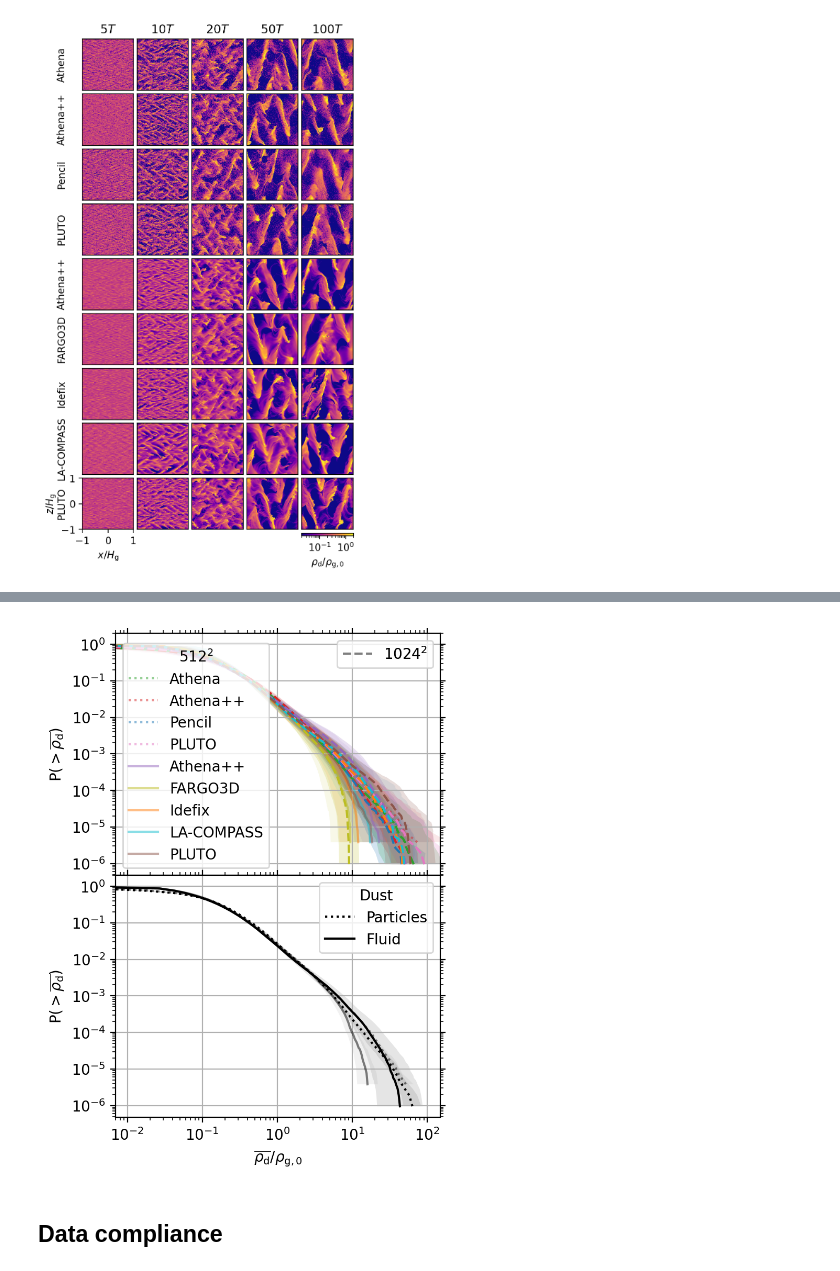
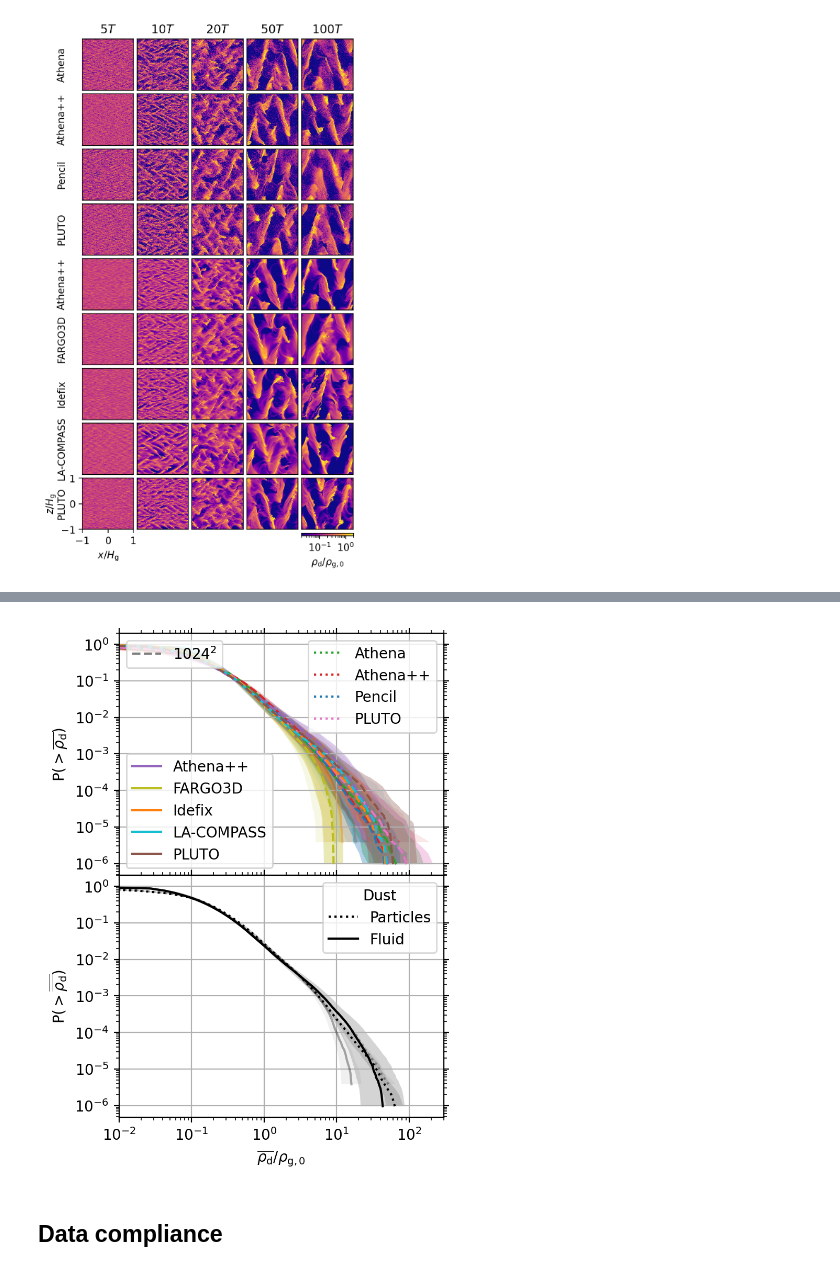
Before and after one commit to pfitsplus/sicc, a Jupyter notebook: unstratified/BA/1024/BA-1024.ipynb, the cells around one changed output, grey strips where cells are left out. Drawn from its saved outputs; the diff is of its cells as text; code cells hidden in the pictures.

Commit message:
Split/consolidate color/linestyle legends

```diff
--- a/unstratified/BA/1024/BA-1024.ipynb
+++ b/unstratified/BA/1024/BA-1024.ipynb
@@ -115,10 +115,10 @@ for res in reses:
             data = np.load(f'{path}/time_series.npz')
             t = data['t']
             if res == 512:
-                alpha = 0.5
+                alpha = 0.33
                 ls = value['ls']
-                c_handles[k].append(axs[k].plot([],[], alpha=alpha, c=color,
-                                    label=code, ls=ls)[0])
+                c_handles[k].append(axs[k].plot([],[], c=color, label=code,
+                                                ls=ls)[0])
             else:
                 alpha = 1.0
                 ls = 'dashed'
@@ -136,14 +136,14 @@ for res in reses:
             axs[1].plot(df['sma'], alpha=alpha, c=color, ls=ls)
 
 # Custom legends
-ls_handles.append(axs[0].plot([], [], c='tab:gray', ls='dashed',
+ls_handles.append(axs[1].plot([], [], c='tab:gray', ls='dashed',
                   label=r'$1024^2$')[0])
-axs[0].add_artist(axs[0].legend(handles=ls_handles, loc='upper left'))
+axs[1].add_artist(axs[1].legend(handles=ls_handles, loc='upper left'))
 
 # Format plots
 for k, ax in enumerate(axs):
     ax.add_artist(ax.legend(framealpha=0.56, handles=c_handles[k],
-                            loc='lower right', ncol=2, title=r'$512^2$'))
+                            loc='lower right', ncol=2))
     ax.grid()
     ax.minorticks_on()
     ax.set(yscale='log')
@@ -182,12 +182,16 @@ times = [20, 50, 100]  # [T]
 # Plot
 fig, axs = plt.subplots(nrows=2, sharex=True, figsize=(4, 6), dpi=200)
 c_handles, ls_handles, ls_handles2 = [], [], []
+label = 'Particles'
+loc = 'upper right'
 for res in reses:
     indices = -np.unique(np.logspace(np.log2(res**2), 0, num=100, base=2,
                          dtype=int))
     for key, value in runs.items():
-        label = 'Fluid' if key == 'dust_fluid' else 'Particles'
-        key_stack = []
+        if key == 'dust_fluid':
+            label = 'Fluid'
+            loc = 'lower left'
+        key_stack, c_handles = [], []
         for code, color in value['codes'].items():
             path = f'{root}/{res}/src/{key}/{code}'
             rhops = []
@@ -205,59 +209,54 @@ for res in reses:
             avgs = np.take_along_axis(avgs, indices, 0)
             stds = np.take_along_axis(stds, indices, 0)
             if res == 512:
-                alpha = 0.5
+                alpha = 0.33
                 ls = value['ls']
                 hatch = None
-                c_handles.append(ax.plot([],[], alpha=alpha, c=color,
-                                 label=code, ls=ls)[0])
+                c_handles.append(axs[0].plot([],[], c=color, label=code,
+                                             ls=ls)[0])
             else:
                 alpha = 1.0
                 ls = 'dashed'
             axs[0].plot(avgs, cdf, alpha=alpha, c=color, ls=ls)
-            axs[0].fill_betweenx(cdf, avgs/stds, avgs*stds, alpha=alpha/5,
+            axs[0].fill_betweenx(cdf, avgs/stds, avgs*stds, alpha=alpha/3,
                                  color=color, ec=None)
             key_stack.append(avgs)
+        if res == 512:
+            axs[0].add_artist(axs[0].legend(handles=c_handles, loc=loc))
         key_stack = np.asarray(key_stack)
         avg = np.average(key_stack, axis=0)
         std = np.exp(np.std(np.log(key_stack), axis=0))
         axs[1].plot(avg, cdf, alpha=alpha, c='k', ls=value['ls'])
-        axs[1].fill_betweenx(cdf, avg/std, avg*std, X=alpha/5,
+        axs[1].fill_betweenx(cdf, avg/std, avg*std, alpha=alpha/3,
                              color='tab:gray', ec=None)
 
 # Custom legends
-axs[0].add_artist(axs[0].legend(handles=c_handles, loc='lower left',
-                                title=r'$512^2$'))
 ls_handles.append(axs[0].plot([], [], c='tab:gray', ls='dashed',
                               label=r'$1024^2$')[0])
 axs[0].add_artist(axs[0].legend(framealpha=0.56, handles=ls_handles,
-                                loc='upper right'))
+                                loc='upper left'))
 ls_handles2.append(axs[1].plot([], [], ':k', label='Particles')[0])
 ls_handles2.append(axs[1].plot([], [], 'k', label='Fluid')[0])
 axs[1].add_artist(axs[1].legend(framealpha=0.56, handles=ls_handles2,
                                 title='Dust'))
 
 # Format plots
-# ax.grid()
-# ax.minorticks_on()
-# ax.set(xlim=(7e-3, 1.5e2), xscale='log', yscale='log',
-#        xlabel=r'$\overline{\rho_\mathrm{d}}/\rho_\mathrm{g,0}$',
-#        ylabel=r'P$(>\overline{\rho_\mathrm{d}})$')
-# ax.tick_params(axis='both', which='both', top=True, right=True)
 for ax in axs:
     ax.grid()
     ax.minorticks_on()
-    ax.set(xscale='log', yscale='log',
-           ylabel=r'P$(>\overline{\rho_\mathrm{d}})$')
+    ax.set(xscale='log', yscale='log')
     ax.tick_params(axis='both', which='both', top=True, right=True)
-axs[1].set(xlim=(7e-3, 1.5e2),
-           xlabel=r'$\overline{\rho_\mathrm{d}}/\rho_\mathrm{g,0}$')
+axs[0].set(ylabel=r'P$(>\overline{\rho_\mathrm{d}})$')
+axs[1].set(xlim=(1e-2, 3e2),
+           xlabel=r'$\overline{\rho_\mathrm{d}}/\rho_\mathrm{g,0}$',
+           ylabel=r'P$(>\overline{\overline{\rho_\mathrm{d}}})$')
 fig.subplots_adjust(hspace=0)
 plt.savefig(f'figs/{problem}-{res}_CDF.pdf', bbox_inches='tight',
             pad_inches=0.01)
 plt.savefig(f'figs/{problem}-{res}_CDF.png', dpi=600, bbox_inches='tight',
             pad_inches=0.01)
 # %% [output]
-[figure, old version]
+[figure, new version]
 # %% [markdown]
 ## Data compliance
 # %% [markdown]
```
Also changed, not shown: parts of 2 cells of this notebook, 1 other file.
